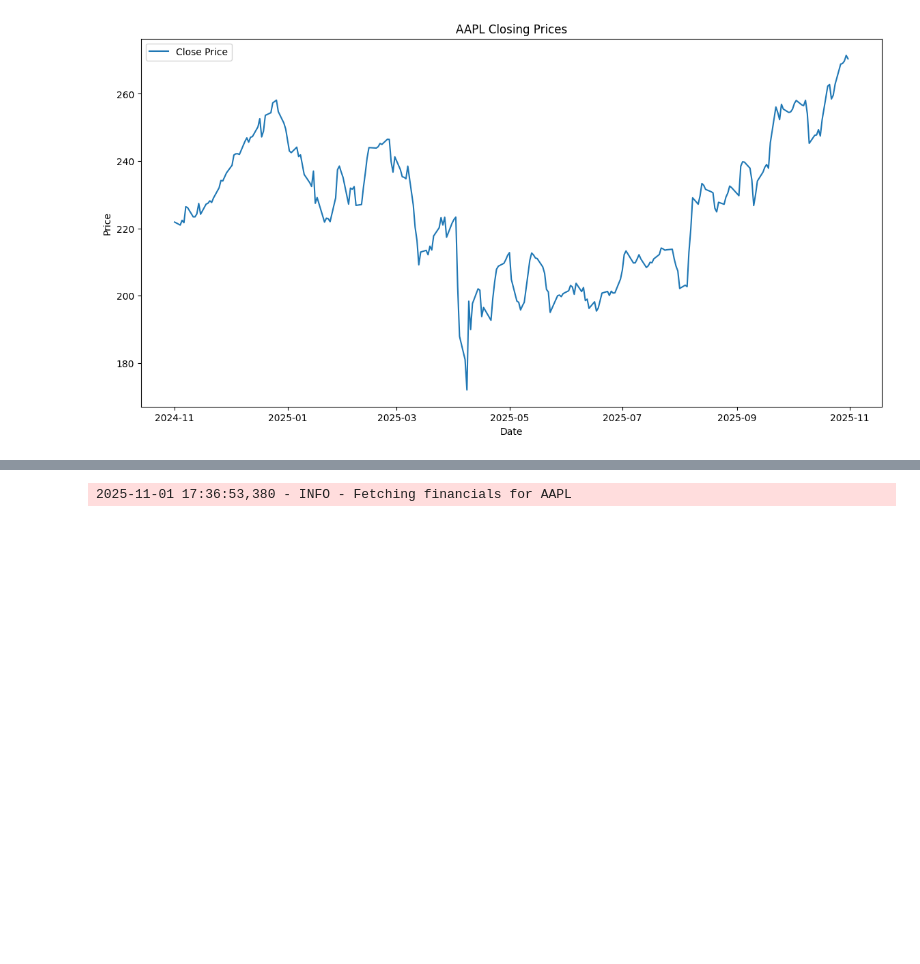
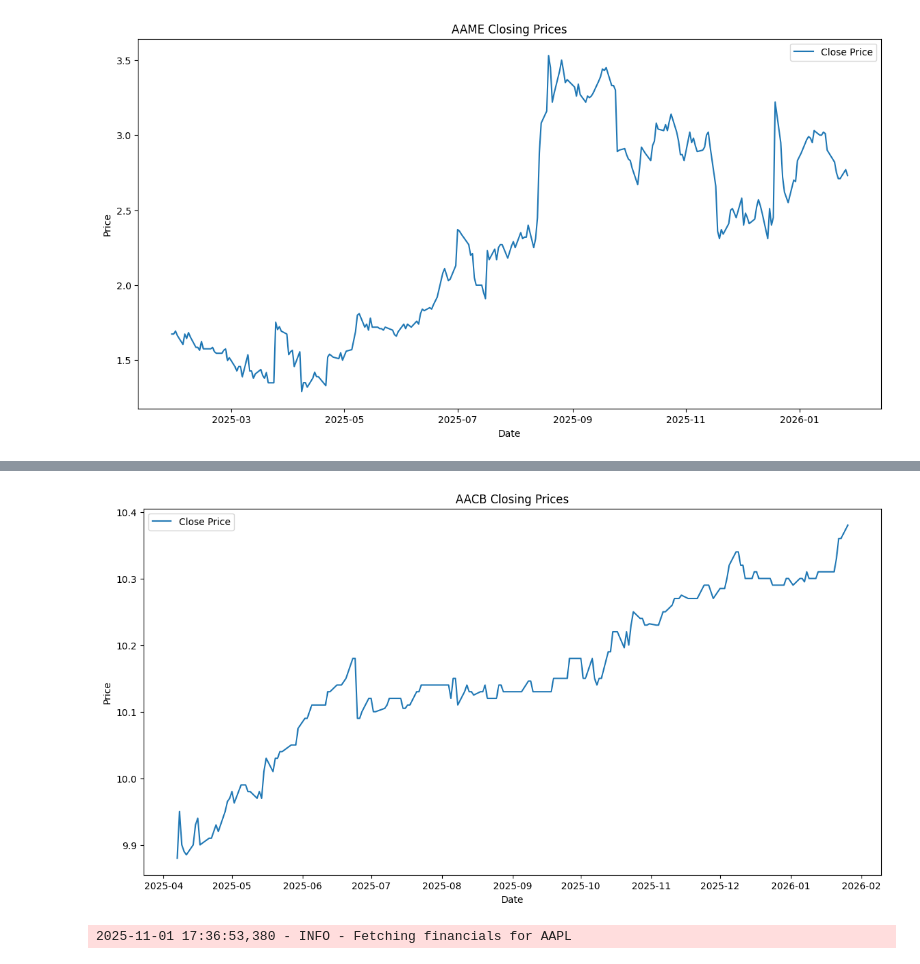
Before and after one commit to alessandroschiraldi/valh, a Jupyter notebook: mkt_data/test_download.ipynb, the cells around one changed output, grey strips where cells are left out. Saved outputs shown, nothing was run; the diff lists cells and outputs as text; code cells hidden in the pictures; blank space fills up the shorter version.

```diff
--- a/mkt_data/test_download.ipynb
+++ b/mkt_data/test_download.ipynb
@@ -1,7 +1,18 @@
 # %%
-from stock_analyzer import StockAnalyzer
-ticker = "AAPL"
-stock = StockAnalyzer(ticker)
+from stock_analyzer import Stock
+import ticker_download
+
+tickers = ticker_download.get_tickers(file_name='list_of_tickers.txt', call_API = False)
+
+
+ticker = tickers.loc[15, 'ticker']
+stock = Stock(ticker)
 histdata = stock.historical_prices(period="1y", interval="1d")
 stock.plot_prices(histdata)
+
+
+ticker = tickers.loc[3, 'ticker']
+stock = Stock(ticker)
+histdata = stock.historical_prices(period="1y", interval="1d")
+stock.plot_prices(histdata)
 # %% [output]
@@ -9 +20 @@ stock.plot_prices(histdata)
-[figure, old version]
+[figure, new version]
@@ -10,3 +22,4 @@ stock.plot_prices(histdata)
+[figure, added]
 # %%
 df = stock.financials()
 df.index
```
Also changed, not shown: parts of 1 cell of this notebook, 2 other files.
